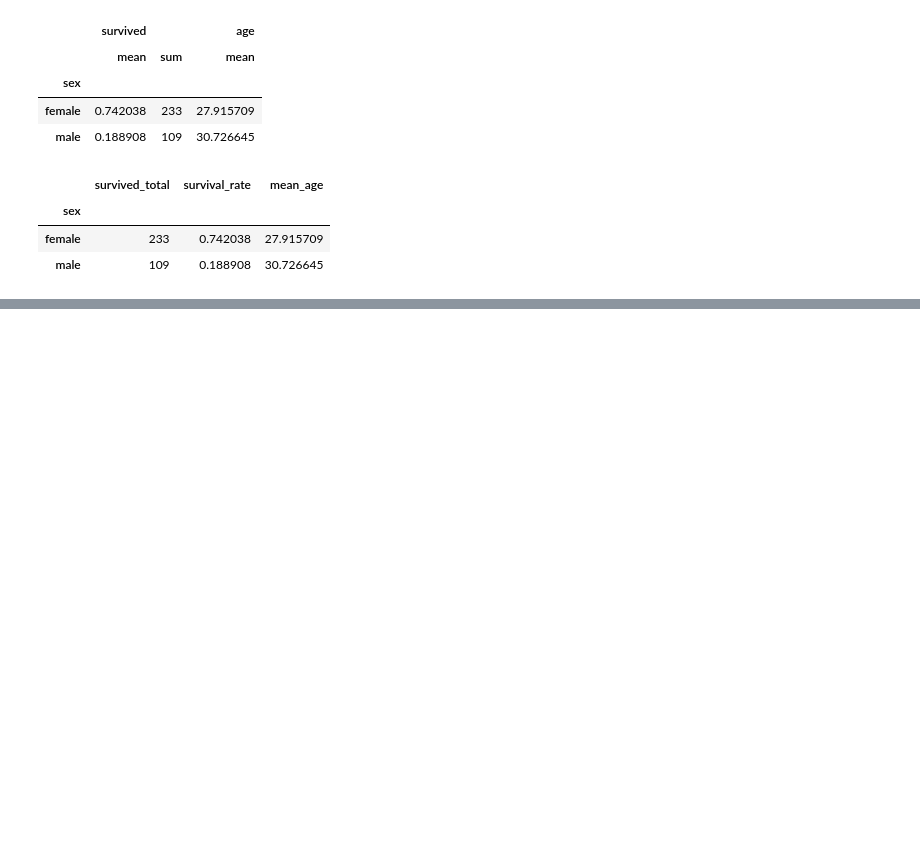
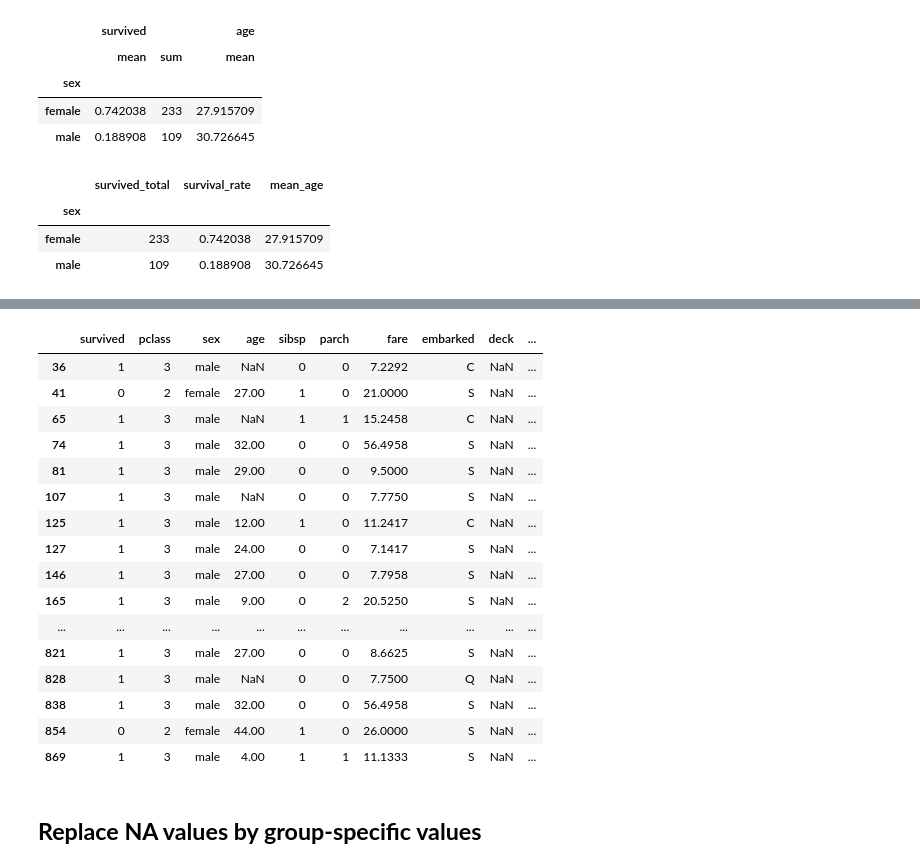
Before and after one commit to alchemistbg/udemy-the-complete-pandas-bootcamp, a Jupyter notebook: Section-15/GroupBy_Operations.ipynb, the cells around one changed output, grey strips where cells are left out. Saved outputs shown, nothing was run; the diff lists cells and outputs as text; code cells hidden in the pictures; blank space fills up the shorter version.

```diff
--- a/Section-15/GroupBy_Operations.ipynb
+++ b/Section-15/GroupBy_Operations.ipynb
@@ -301,0 +795,2 @@ titanic.groupby('sex').agg(survived_total = ('survived', 'sum'), survival_rate =
+# %%
+titanic = pd.read_csv('titanic.csv')
@@ -301,0 +856,2 @@ titanic.groupby('sex').agg(survived_total = ('survived', 'sum'), survival_rate =
+# %%
+titanic['group_survival_rate'] = titanic.groupby(['sex', 'pclass']).survived.transform(func = 'mean')
@@ -301,0 +879,2 @@ titanic.groupby('sex').agg(survived_total = ('survived', 'sum'), survival_rate =
+# %%
+titanic['outliers'] = abs(titanic.survived - titanic.group_survival_rate)
@@ -301,0 +895,22 @@ titanic.groupby('sex').agg(survived_total = ('survived', 'sum'), survival_rate =
+# %%
+titanic.loc[titanic.outliers > 0.85]
+# %% [output]
+|  | survived | pclass | sex | age | sibsp | parch | fare | embarked | deck | ... |
+| 36 | 1 | 3 | male | NaN | 0 | 0 | 7.2292 | C | NaN | ... |
+| 41 | 0 | 2 | female | 27.00 | 1 | 0 | 21.0000 | S | NaN | ... |
+| 65 | 1 | 3 | male | NaN | 1 | 1 | 15.2458 | C | NaN | ... |
+| 74 | 1 | 3 | male | 32.00 | 0 | 0 | 56.4958 | S | NaN | ... |
+| 81 | 1 | 3 | male | 29.00 | 0 | 0 | 9.5000 | S | NaN | ... |
+| 107 | 1 | 3 | male | NaN | 0 | 0 | 7.7750 | S | NaN | ... |
+| 125 | 1 | 3 | male | 12.00 | 1 | 0 | 11.2417 | C | NaN | ... |
+| 127 | 1 | 3 | male | 24.00 | 0 | 0 | 7.1417 | S | NaN | ... |
+| 146 | 1 | 3 | male | 27.00 | 0 | 0 | 7.7958 | S | NaN | ... |
+| 165 | 1 | 3 | male | 9.00 | 0 | 2 | 20.5250 | S | NaN | ... |
+| ... | ... | ... | ... | ... | ... | ... | ... | ... | ... | ... |
+| 821 | 1 | 3 | male | 27.00 | 0 | 0 | 8.6625 | S | NaN | ... |
+| 828 | 1 | 3 | male | NaN | 0 | 0 | 7.7500 | Q | NaN | ... |
+| 838 | 1 | 3 | male | 32.00 | 0 | 0 | 56.4958 | S | NaN | ... |
+| 854 | 0 | 2 | female | 44.00 | 1 | 0 | 26.0000 | S | NaN | ... |
+| 869 | 1 | 3 | male | 4.00 | 1 | 1 | 11.1333 | S | NaN | ... |
+# %% [markdown]
+## **Replace NA values by group-specific values**
```
Also changed, not shown: parts of 135 cells of this notebook, 2 other files.
